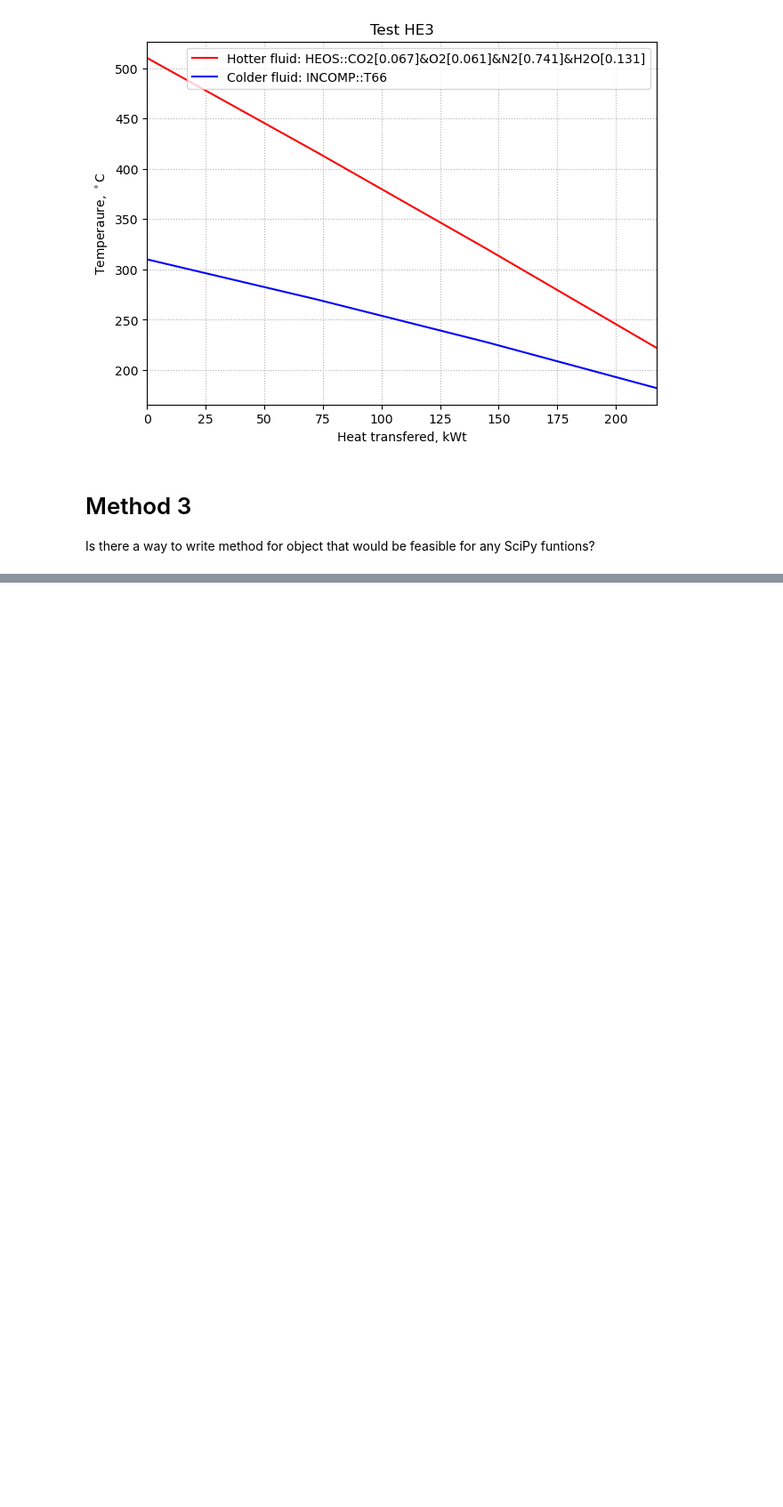
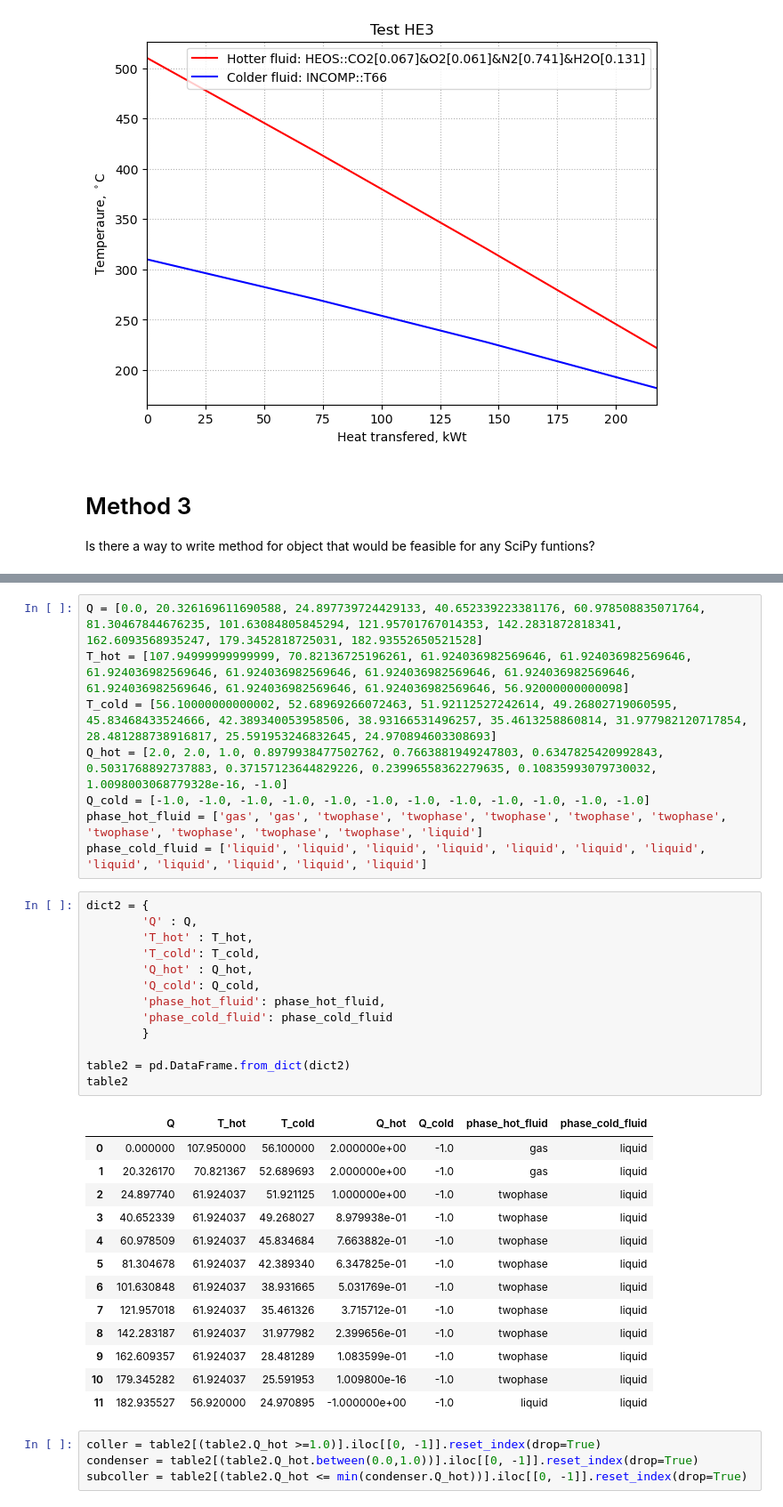
Before and after one commit to Arkamus/Object-Oriented-Power-Systems, a Jupyter notebook: OOPS_workbench.ipynb, the cells around one changed output, grey strips where cells are left out. Shown at 89% size. Cells and saved outputs as stored; diff of their text form; blank space fills up the shorter version.

```diff
--- a/OOPS_workbench.ipynb
+++ b/OOPS_workbench.ipynb
@@ -155,0 +364,39 @@ Is there a way to write method for object that would be feasible for any SciPy f
+# %%
+Q = [0.0, 20.326169611690588, 24.897739724429133, 40.652339223381176, 60.978508835071764, 81.30467844676235, 101.63084805845294, 121.95701767014353, 142.2831872818341, 162.6093568935247, 179.3452818725031, 182.93552650521528]
+T_hot = [107.94999999999999, 70.82136725196261, 61.924036982569646, 61.924036982569646, 61.924036982569646, 61.924036982569646, 61.924036982569646, 61.924036982569646, 61.924036982569646, 61.924036982569646, 61.924036982569646, 56.92000000000098]
+T_cold = [56.10000000000002, 52.68969266072463, 51.92112527242614, 49.26802719060595, 45.83468433524666, 42.389340053958506, 38.93166531496257, 35.4613258860814, 31.977982120717854, 28.481288738916817, 25.591953246832645, 24.970894603308693]
+Q_hot = [2.0, 2.0, 1.0, 0.8979938477502762, 0.7663881949247803, 0.6347825420992843, 0.5031768892737883, 0.37157123644829226, 0.23996558362279635, 0.10835993079730032, 1.0098003068779328e-16, -1.0]
+Q_cold = [-1.0, -1.0, -1.0, -1.0, -1.0, -1.0, -1.0, -1.0, -1.0, -1.0, -1.0, -1.0]
+phase_hot_fluid = ['gas', 'gas', 'twophase', 'twophase', 'twophase', 'twophase', 'twophase', 'twophase', 'twophase', 'twophase', 'twophase', 'liquid']
+phase_cold_fluid = ['liquid', 'liquid', 'liquid', 'liquid', 'liquid', 'liquid', 'liquid', 'liquid', 'liquid', 'liquid', 'liquid', 'liquid']
+# %%
+dict2 = {
+        'Q' : Q,
+        'T_hot' : T_hot,
+        'T_cold': T_cold,
+        'Q_hot' : Q_hot,
+        'Q_cold': Q_cold,
+        'phase_hot_fluid': phase_hot_fluid,
+        'phase_cold_fluid': phase_cold_fluid
+        }
+
+table2 = pd.DataFrame.from_dict(dict2)
+table2
+# %% [output]
+|  | Q | T_hot | T_cold | Q_hot | Q_cold | phase_hot_fluid | phase_cold_fluid |
+| 0 | 0.000000 | 107.950000 | 56.100000 | 2.000000e+00 | -1.0 | gas | liquid |
+| 1 | 20.326170 | 70.821367 | 52.689693 | 2.000000e+00 | -1.0 | gas | liquid |
+| 2 | 24.897740 | 61.924037 | 51.921125 | 1.000000e+00 | -1.0 | twophase | liquid |
+| 3 | 40.652339 | 61.924037 | 49.268027 | 8.979938e-01 | -1.0 | twophase | liquid |
+| 4 | 60.978509 | 61.924037 | 45.834684 | 7.663882e-01 | -1.0 | twophase | liquid |
+| 5 | 81.304678 | 61.924037 | 42.389340 | 6.347825e-01 | -1.0 | twophase | liquid |
+| 6 | 101.630848 | 61.924037 | 38.931665 | 5.031769e-01 | -1.0 | twophase | liquid |
+| 7 | 121.957018 | 61.924037 | 35.461326 | 3.715712e-01 | -1.0 | twophase | liquid |
+| 8 | 142.283187 | 61.924037 | 31.977982 | 2.399656e-01 | -1.0 | twophase | liquid |
+| 9 | 162.609357 | 61.924037 | 28.481289 | 1.083599e-01 | -1.0 | twophase | liquid |
+| 10 | 179.345282 | 61.924037 | 25.591953 | 1.009800e-16 | -1.0 | twophase | liquid |
+| 11 | 182.935527 | 56.920000 | 24.970895 | -1.000000e+00 | -1.0 | liquid | liquid |
+# %%
+coller = table2[(table2.Q_hot >=1.0)].iloc[[0, -1]].reset_index(drop=True)
+condenser = table2[(table2.Q_hot.between(0.0,1.0))].iloc[[0, -1]].reset_index(drop=True)
+subcoller = table2[(table2.Q_hot <= min(condenser.Q_hot))].iloc[[0, -1]].reset_index(drop=True)
```
Also changed, not shown: parts of 44 cells of this notebook.
